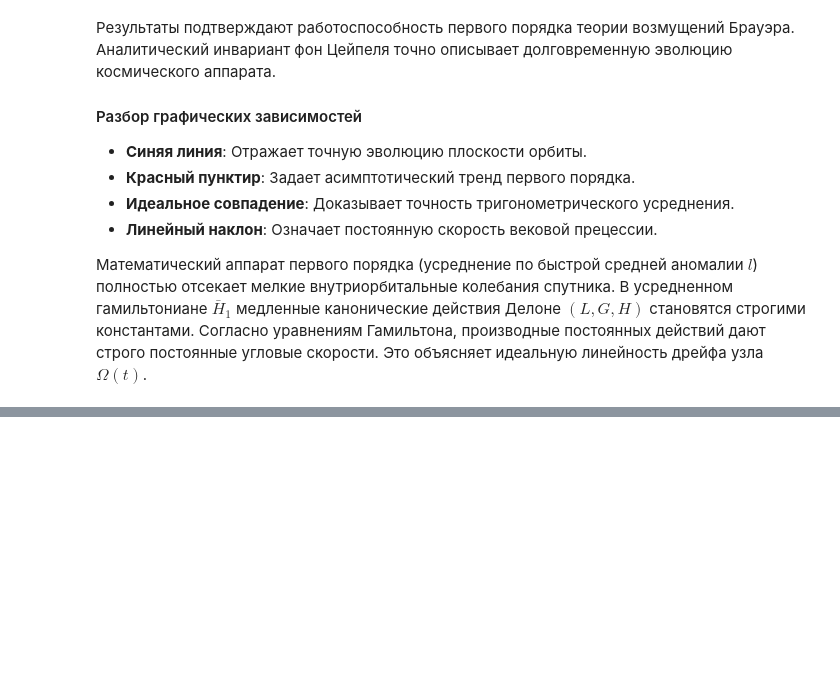
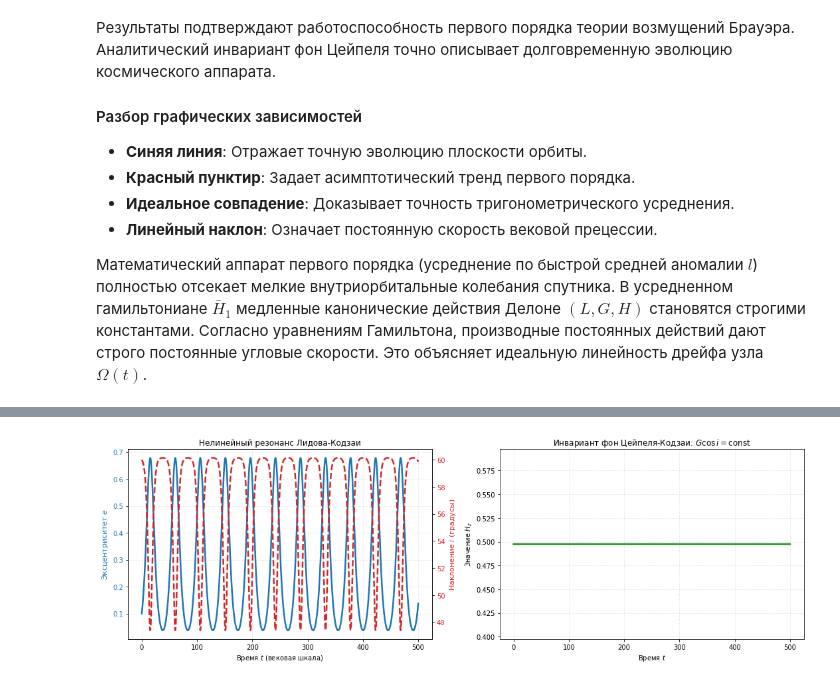
Before and after one commit to DPritykin/nonlinear-dynamics, a Jupyter notebook: Spring Term/4 Метод фон Цейпеля.ipynb, the cells around one changed output, grey strips where cells are left out. Drawn from its saved outputs; the diff is of its cells as text; code cells hidden in the pictures; blank space fills up the shorter version.

```diff
--- a/Spring Term/4 Метод фон Цейпеля.ipynb
+++ b/Spring Term/4 Метод фон Цейпеля.ipynb
@@ -744,0 +904,97 @@ print(f"Теоретический инвариант:       {omega_theoretical[
+# %%
+import matplotlib.pyplot as plt
+import numpy as np
+from scipy.integrate import solve_ivp
+
+# 1. Параметры вековой системы Лидова-Кодзаи
+# Моделируем высоконаклонную орбиту под действием внешнего массивного тела
+def kozai_lidov_secular(t, state):
+    g, G = state  # g - аргумент перицентра, G = sqrt(1 - e^2)
+
+    # Константа интеграла движения Hz = G * cos(i).
+    # Зададим Hz для начального наклонения i0 = 60 градусов и e0 = 0.1
+    e0 = 0.1
+    G0 = np.sqrt(1.0 - e0**2)
+    i0 = np.radians(60.0)
+    Hz = G0 * np.cos(i0)
+
+    # Вычисляем текущее наклонение через текущее действие G
+    cos_i = Hz / G
+    sin_i2 = 1.0 - cos_i**2
+
+    # Текущий эксцентриситет
+    e2 = 1.0 - G**2
+
+    # Вековые уравнения Кодзаи (полученные после усреднения по методу Фон Цейпеля)
+    # d_g/dt — скорость вращения перицентра
+    dg_dt = (2.0 * G**2 + 1.0 - 5.0 * (G**2 - Hz**2 / G**2) * np.sin(g)**2) / G
+    # d_G/dt — скорость изменения действия (связана с изменением эксцентриситета)
+    dG_dt = -5.0 * e2 * sin_i2 * np.sin(2.0 * g)
+
+    # Нормируем шаг времени коэффициентом интенсивности возмущения
+    scale = 0.05
+    return [scale * dg_dt, scale * dG_dt]
+
+# 2. Интегрирование системы высокой точностью DOP853
+# Стартуем с малого эксцентриситета e0=0.1 и аргумента перицентра g0=45 градусов (в радианах)
+e0 = 0.1
+G0 = np.sqrt(1.0 - e0**2)
+g0 = np.radians(45.0)
+
+t_span = (0.0, 500.0)
+t_eval = np.linspace(0.0, 500.0, 2000)
+
+sol = solve_ivp(
+    kozai_lidov_secular, t_span, [g0, G0],
+    method='DOP853', t_eval=t_eval, rtol=1e-10, atol=1e-12
+)
+
+g_vals = sol.y[0]
+G_vals = sol.y[1]
+
+# 3. Обратный пересчет в физические элементы орбиты: эксцентриситет и наклонение
+e_vals = np.sqrt(1.0 - G_vals**2)
+
+# Восстанавливаем Hz для расчета угла наклонения i(t)
+Hz_const = np.sqrt(1.0 - e0**2) * np.cos(np.radians(60.0))
+i_vals = np.degrees(np.arccos(Hz_const / G_vals))
+
+# Вычисляем значение инварианта Кодзаи для проверки точности
+kozai_invariant = G_vals * np.cos(np.radians(i_vals))
+
+# 4. Отрисовка результатов
+fig, (ax1, ax2) = plt.subplots(1, 2, figsize=(15, 5))
+
+# Левый график: Противофазные колебания e и i
+color = 'tab:blue'
+ax1.set_xlabel('Время $t$ (вековая шкала)')
+ax1.set_ylabel('Эксцентриситет $e$', color=color, fontsize=11)
+ax1.plot(sol.t, e_vals, color=color, linewidth=2.5, label='Эксцентриситет $e(t)$')
+ax1.tick_params(axis='y', labelcolor=color)
+ax1.grid(True, linestyle=":", alpha=0.5)
+
+ax1_twin = ax1.twinx()
+color = 'tab:red'
+ax1_twin.set_ylabel('Наклонение $i$ (градусы)', color=color, fontsize=11)
+ax1_twin.plot(sol.t, i_vals, color=color, linewidth=2.5, linestyle="--", label='Наклонение $i(t)$')
+ax1_twin.tick_params(axis='y', labelcolor=color)
+
+ax1.set_title("Нелинейный резонанс Лидова-Кодзаи")
+
+# Правый график: Проверка сохранения инварианта метода Фон Цейпеля
+ax2.plot(sol.t, kozai_invariant, color="forestgreen", linewidth=2.5)
+ax2.set_title(r"Инвариант фон Цейпеля-Кодзаи: $G\cos i = \text{const}$")
+ax2.set_xlabel('Время $t$')
+ax2.set_ylabel(r'Значение $H_z$')
+ax2.set_ylim(Hz_const - 0.1, Hz_const + 0.1)
+ax2.grid(True, linestyle=":", alpha=0.5)
+
+plt.tight_layout()
+plt.show()
+
+print("=== ВЕРИФИКАЦИЯ МЕТОДА ФОН ЦЕЙПЕЛЯ ===")
+print(f"Диапазон колебаний эксцентриситета: от {e_vals.min():.3f} до {e_vals.max():.3f}")
+print(f"Диапазон колебаний наклонения:      от {i_vals.min():.2f}° до {i_vals.max():.2f}°")
+print(f"Максимальное отклонение инварианта: {np.max(np.abs(kozai_invariant - Hz_const)):.2e}")
+# %% [output]
+[figure, added]
```
Also changed, not shown: parts of 9 cells of this notebook, 1 other file.
